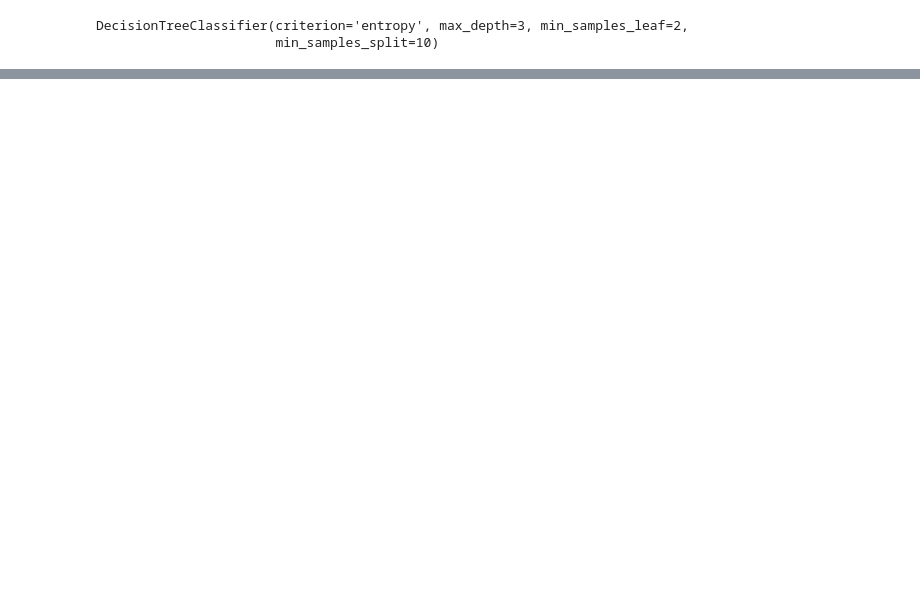
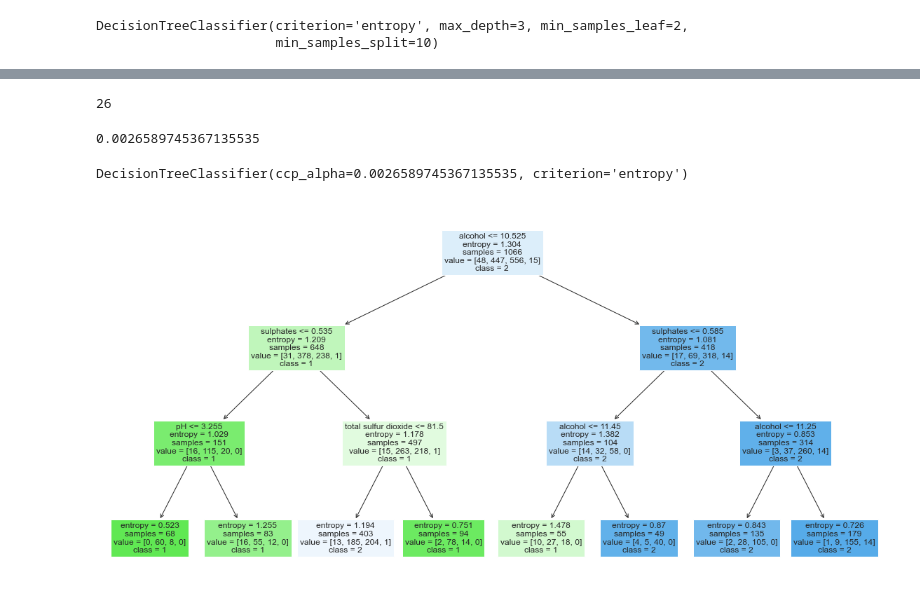
Before and after one commit to Kaustuv-Karki/Data-mining, a Jupyter notebook: DecisionTree/DecisionTree.ipynb, the cells around one changed output, grey strips where cells are left out. Cells and saved outputs as stored; diff of their text form; code cells hidden in the pictures; blank space fills up the shorter version.

```diff
--- a/DecisionTree/DecisionTree.ipynb
+++ b/DecisionTree/DecisionTree.ipynb
@@ -455,0 +537,4 @@ ccp_alphas[26]
+# %%
+index_val
+# %% [output]
+26
@@ -455,0 +543,4 @@ ccp_alphas[26]
+# %%
+ccp_alpha_value
+# %% [output]
+0.0026589745367135535
@@ -455,0 +549,14 @@ ccp_alphas[26]
+# %%
+classifier_4.fit(train_x, train_y)
+# %% [output]
+DecisionTreeClassifier(ccp_alpha=0.0026589745367135535, criterion='entropy')
+# %%
+fig = plt.figure(figsize=(20,10))
+_ = tree.plot_tree(classifier_3,
+                   feature_names=feature_names,
+                   class_names=labels_s,
+                   filled=True,
+                   fontsize=12
+                   )
+# %% [output]
+[figure, added]
```
Also changed, not shown: parts of 46 cells of this notebook.
